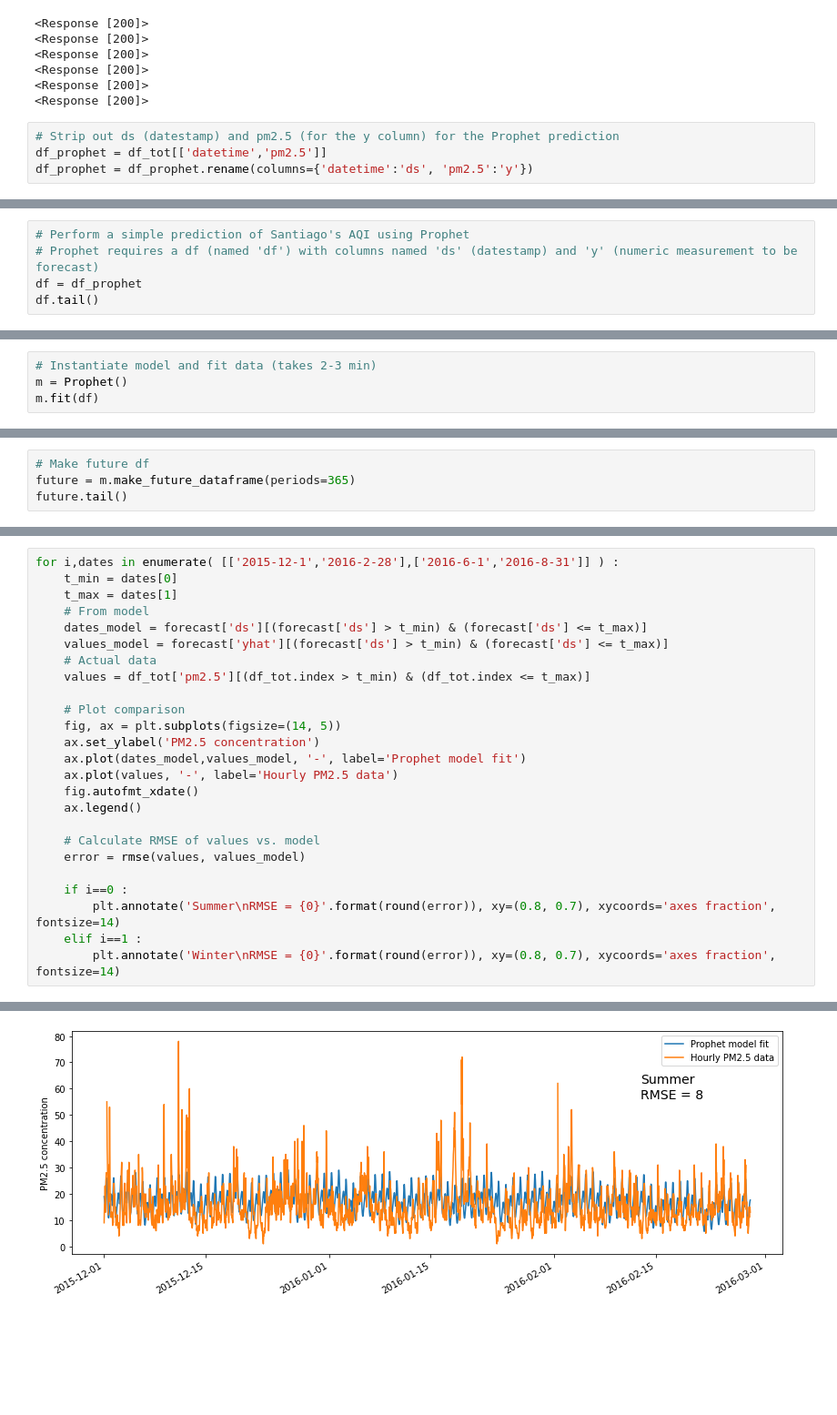
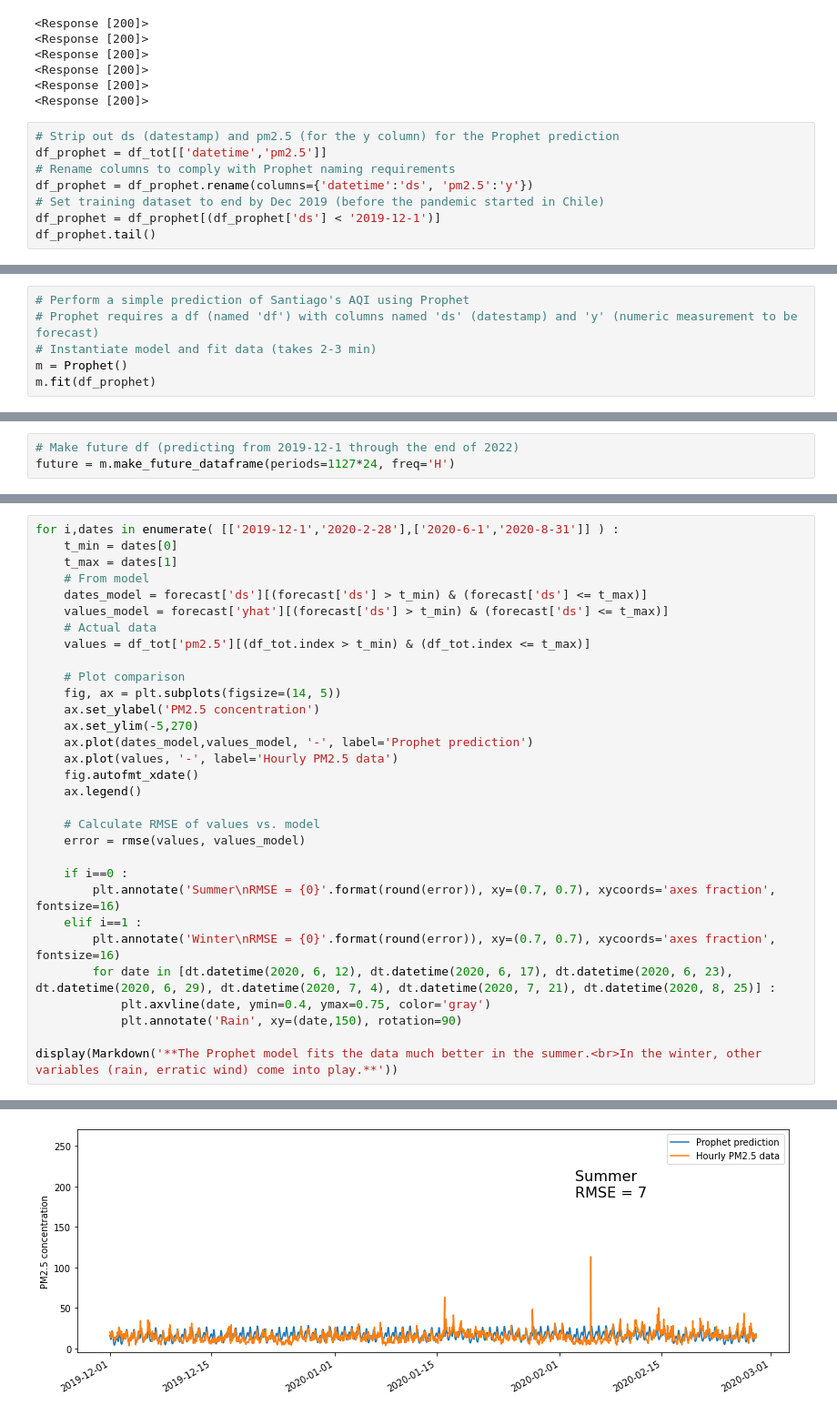
Before and after one commit to chathull/smogcasting, a Jupyter notebook: smogcasting.ipynb, the cells around one changed output, grey strips where cells are left out. Shown at 91% size. Drawn from its saved outputs; the diff is of its cells as text; blank space fills up the shorter version.

```diff
--- a/smogcasting.ipynb
+++ b/smogcasting.ipynb
@@ -199,4 +193,8 @@ for series in [pm25, pm10, rhum, temp, wspd, wdir] :
 # %%
 # Strip out ds (datestamp) and pm2.5 (for the y column) for the Prophet prediction
 df_prophet = df_tot[['datetime','pm2.5']]
+# Rename columns to comply with Prophet naming requirements
 df_prophet = df_prophet.rename(columns={'datetime':'ds', 'pm2.5':'y'})
+# Set training dataset to end by Dec 2019 (before the pandemic started in Chile)
+df_prophet = df_prophet[(df_prophet['ds'] < '2019-12-1')]
+df_prophet.tail()
@@ -276,6 +260,7 @@ plt.legend()
 # %%
 # Perform a simple prediction of Santiago's AQI using Prophet
 # Prophet requires a df (named 'df') with columns named 'ds' (datestamp) and 'y' (numeric measurement to be forecast)
-df = df_prophet
-df.tail()
+# Instantiate model and fit data (takes 2-3 min)
+m = Prophet()
+m.fit(df_prophet)
 # %% [output]
@@ -288,4 +280,0 @@ df.tail()
-# %%
-# Instantiate model and fit data (takes 2-3 min)
-m = Prophet()
-m.fit(df)
@@ -321,4 +281,3 @@ Optimization terminated normally:
 # %%
-# Make future df
-future = m.make_future_dataframe(periods=365)
-future.tail()
+# Make future df (predicting from 2019-12-1 through the end of 2022)
+future = m.make_future_dataframe(periods=1127*24, freq='H')
@@ -356,5 +349,5 @@ fig1 = m.plot(forecast, xlabel='Time', ylabel='PM2.5 concentration')
 # %%
-for i,dates in enumerate( [['2015-12-1','2016-2-28'],['2016-6-1','2016-8-31']] ) :
+for i,dates in enumerate( [['2019-12-1','2020-2-28'],['2020-6-1','2020-8-31']] ) :
     t_min = dates[0]
     t_max = dates[1]
     # From model
@@ -366,7 +359,8 @@ for i,dates in enumerate( [['2015-12-1','2016-2-28'],['2016-6-1','2016-8-31']] )
     # Plot comparison
     fig, ax = plt.subplots(figsize=(14, 5))
     ax.set_ylabel('PM2.5 concentration')
-    ax.plot(dates_model,values_model, '-', label='Prophet model fit')
+    ax.set_ylim(-5,270)
+    ax.plot(dates_model,values_model, '-', label='Prophet prediction')
     ax.plot(values, '-', label='Hourly PM2.5 data')
     fig.autofmt_xdate()
     ax.legend()
@@ -375,7 +369,12 @@ for i,dates in enumerate( [['2015-12-1','2016-2-28'],['2016-6-1','2016-8-31']] )
     error = rmse(values, values_model)
 
     if i==0 :
-        plt.annotate('Summer\nRMSE = {0}'.format(round(error)), xy=(0.8, 0.7), xycoords='axes fraction', fontsize=14)
+        plt.annotate('Summer\nRMSE = {0}'.format(round(error)), xy=(0.7, 0.7), xycoords='axes fraction', fontsize=16)
     elif i==1 :
-        plt.annotate('Winter\nRMSE = {0}'.format(round(error)), xy=(0.8, 0.7), xycoords='axes fraction', fontsize=14)
+        plt.annotate('Winter\nRMSE = {0}'.format(round(error)), xy=(0.7, 0.7), xycoords='axes fraction', fontsize=16)
+        for date in [dt.datetime(2020, 6, 12), dt.datetime(2020, 6, 17), dt.datetime(2020, 6, 23), dt.datetime(2020, 6, 29), dt.datetime(2020, 7, 4), dt.datetime(2020, 7, 21), dt.datetime(2020, 8, 25)] :
+            plt.axvline(date, ymin=0.4, ymax=0.75, color='gray')
+            plt.annotate('Rain', xy=(date,150), rotation=90)
+
+display(Markdown('**The Prophet model fits the data much better in the summer.<br>In the winter, other variables (rain, erratic wind) come into play.**'))
 # %% [output]
@@ -382 +382 @@ for i,dates in enumerate( [['2015-12-1','2016-2-28'],['2016-6-1','2016-8-31']] )
-[figure, old version]
+[figure, new version]
```
Also changed, not shown: parts of 24 cells of this notebook.
